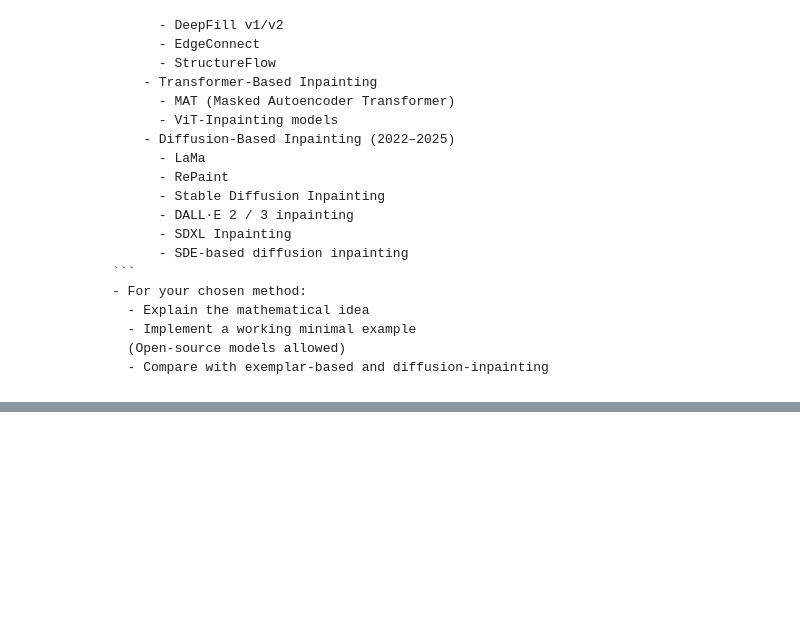
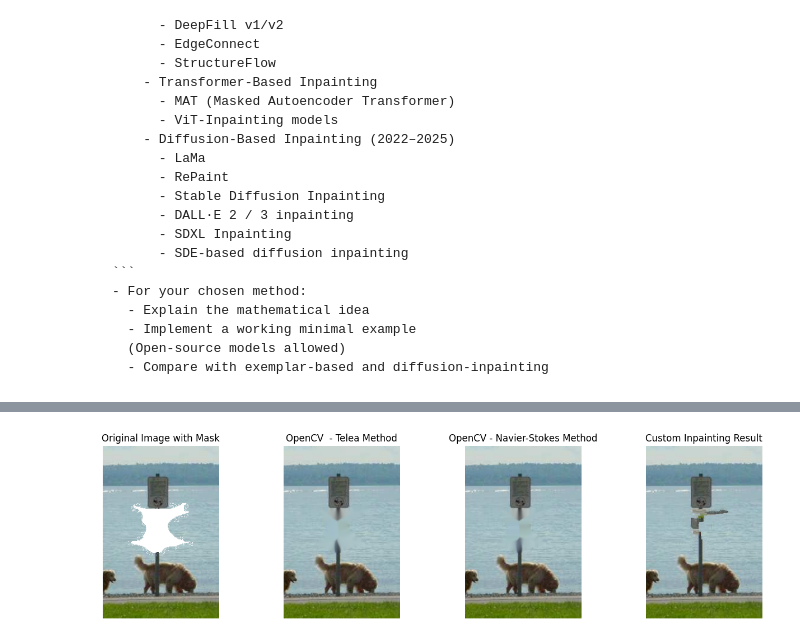
Before and after one commit to tano-dev/Image-Processing-and-Analysis_MTH10317, a Jupyter notebook: Week 7/23110163_NguyenVanPhucHuy_LAB06.ipynb, the cells around one changed output, grey strips where cells are left out. Cells and saved outputs as stored; diff of their text form; code cells hidden in the pictures; blank space fills up the shorter version.

```diff
--- a/Week 7/23110163_NguyenVanPhucHuy_LAB06.ipynb
+++ b/Week 7/23110163_NguyenVanPhucHuy_LAB06.ipynb
@@ -1294,0 +1036,35 @@ Iteration: 5
+# %%
+
+    #   - Choose an image with missing regions or objects to remove
+    #       → Compare your result vs OpenCV inpainting.
+
+img = cv2.imread('image.jpg', cv2.IMREAD_COLOR_RGB)
+mask = cv2.imread('mask.jpg', cv2.IMREAD_GRAYSCALE)
+
+# OpenCV Inpainting Methods
+# 1. Telea Method (Fast Marching Method)
+inpaint_telea = cv2.inpaint(img, mask, inpaintRadius=3, flags=cv2.INPAINT_TELEA)
+# 2. Navier-Stokes Method (Fluid Dynamics)
+inpaint_ns = cv2.inpaint(img, mask, inpaintRadius=3, flags=cv2.INPAINT_NS)
+plt.figure(figsize=(16, 4))
+plt.subplot(1, 4, 1)
+plt.title('Original Image with Mask')
+img_masked = img.copy()
+img_masked[mask > 0] = 255
+plt.imshow(img_masked)
+plt.axis('off')
+plt.subplot(1, 4, 2)
+plt.title('OpenCV  - Telea Method')
+plt.imshow(inpaint_telea)
+plt.axis('off')
+plt.subplot(1, 4, 3)
+plt.title('OpenCV - Navier-Stokes Method')
+plt.imshow(inpaint_ns)
+plt.axis('off')
+plt.subplot(1, 4, 4)
+plt.title('Custom Inpainting Result')
+plt.imshow(cv2.cvtColor(output_image.astype('uint8'), cv2.COLOR_BGR2RGB))
+plt.axis('off')
+plt.show()
+# %% [output]
+[figure, added]
```
Also changed, not shown: parts of 8 cells of this notebook.
